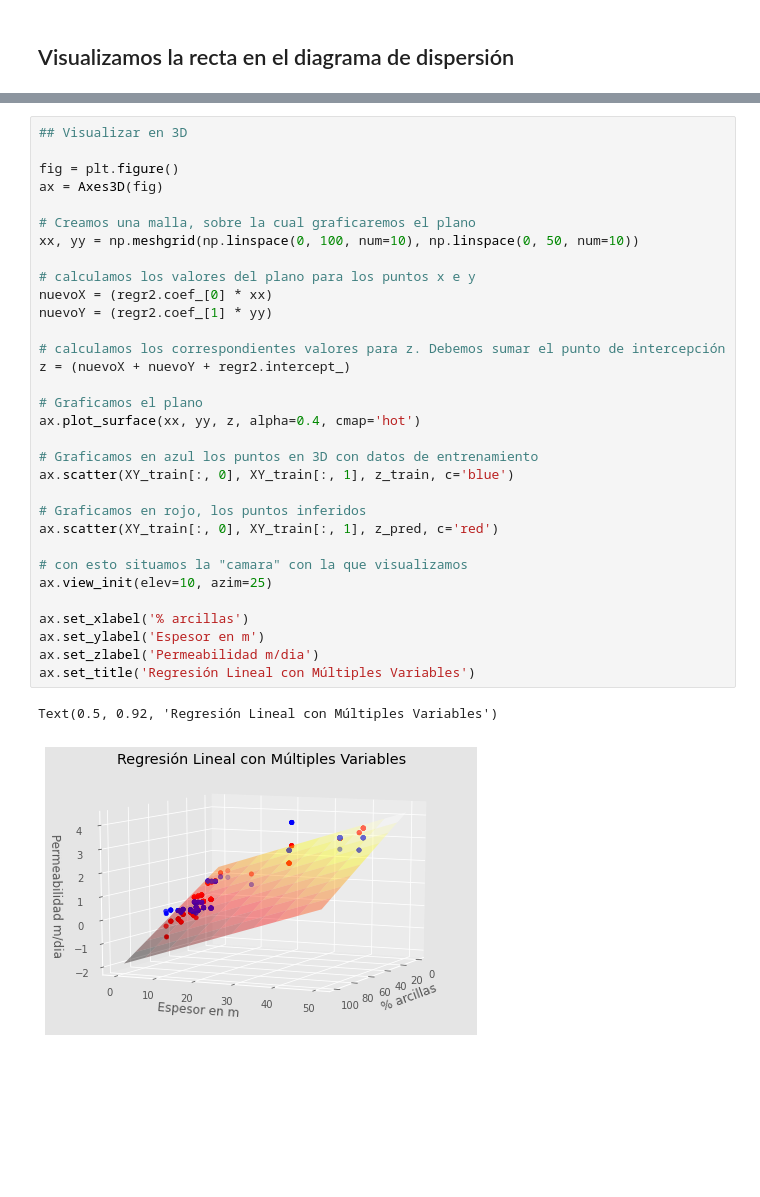
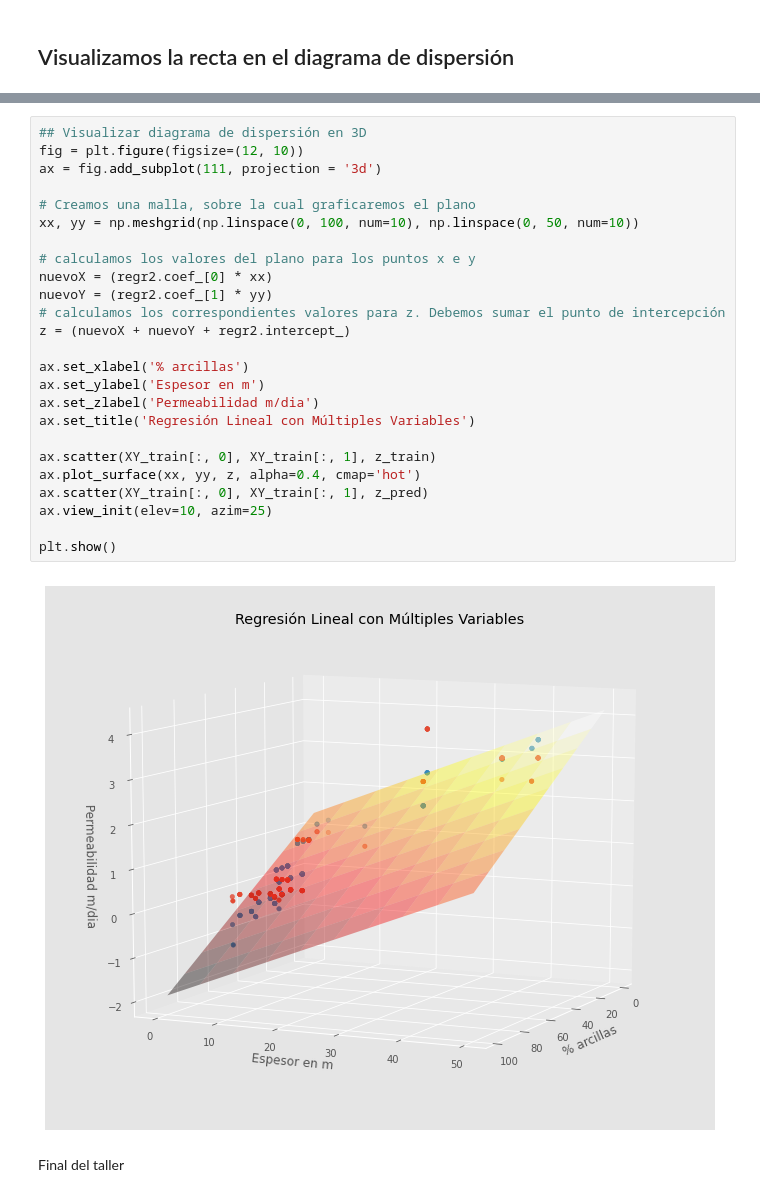
Before and after one commit to DiplomadoAI-DL-UNAL2021/samuelmesa, a Jupyter notebook: taller_regresion_lineal/taller_regresion_lineal.ipynb, the cells around one changed output, grey strips where cells are left out. Drawn from its saved outputs; the diff is of its cells as text; blank space fills up the shorter version.

```diff
--- a/taller_regresion_lineal/taller_regresion_lineal.ipynb
+++ b/taller_regresion_lineal/taller_regresion_lineal.ipynb
@@ -172,37 +178,31 @@ Coefficients:
 Mean squared error: 0.13
 Variance score: 0.91
 # %%
-## Visualizar en 3D
-
-fig = plt.figure()
-ax = Axes3D(fig)
+## Visualizar diagrama de dispersión en 3D
+fig = plt.figure(figsize=(12, 10))
+ax = fig.add_subplot(111, projection = '3d')
 
 # Creamos una malla, sobre la cual graficaremos el plano
 xx, yy = np.meshgrid(np.linspace(0, 100, num=10), np.linspace(0, 50, num=10))
 
 # calculamos los valores del plano para los puntos x e y
 nuevoX = (regr2.coef_[0] * xx)
 nuevoY = (regr2.coef_[1] * yy)
-
 # calculamos los correspondientes valores para z. Debemos sumar el punto de intercepción
 z = (nuevoX + nuevoY + regr2.intercept_)
-
-# Graficamos el plano
-ax.plot_surface(xx, yy, z, alpha=0.4, cmap='hot')
-
-# Graficamos en azul los puntos en 3D con datos de entrenamiento
-ax.scatter(XY_train[:, 0], XY_train[:, 1], z_train, c='blue')
-
-# Graficamos en rojo, los puntos inferidos
-ax.scatter(XY_train[:, 0], XY_train[:, 1], z_pred, c='red')
-
-# con esto situamos la "camara" con la que visualizamos
-ax.view_init(elev=10, azim=25)
 
 ax.set_xlabel('% arcillas')
 ax.set_ylabel('Espesor en m')
 ax.set_zlabel('Permeabilidad m/dia')
 ax.set_title('Regresión Lineal con Múltiples Variables')
+
+ax.scatter(XY_train[:, 0], XY_train[:, 1], z_train)
+ax.plot_surface(xx, yy, z, alpha=0.4, cmap='hot')
+ax.scatter(XY_train[:, 0], XY_train[:, 1], z_pred)
+ax.view_init(elev=10, azim=25)
+
+plt.show()
 # %% [output]
-Text(0.5, 0.92, 'Regresión Lineal con Múltiples Variables')
-[figure, old version]
+[figure, new version]
+# %% [markdown]
+Final del taller
```
Also changed, not shown: parts of 21 cells of this notebook, 1 other file.
